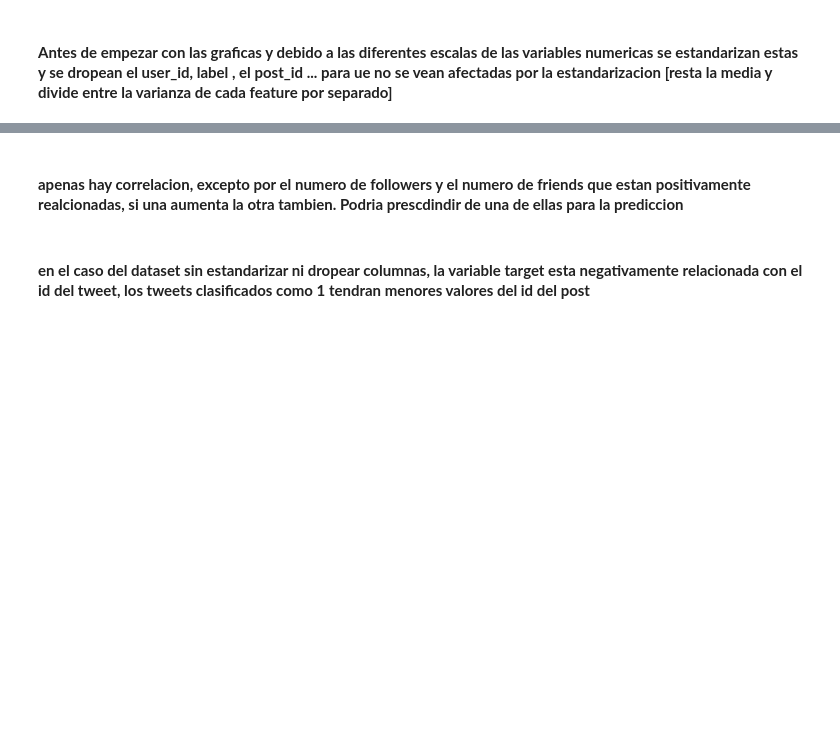
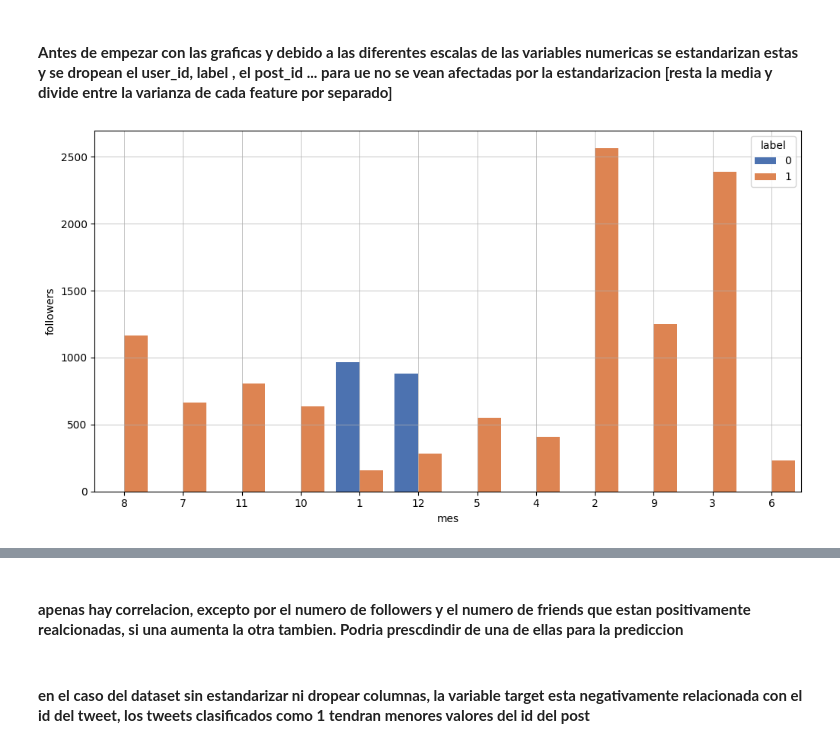
Before and after one commit to kokeitor/Twitter-Mental-Health-Classification, a Jupyter notebook: tw_classification_kaggle_def.ipynb, the cells around one changed output, grey strips where cells are left out. Saved outputs shown, nothing was run; the diff lists cells and outputs as text; code cells hidden in the pictures; blank space fills up the shorter version.

```diff
--- a/tw_classification_kaggle_def.ipynb
+++ b/tw_classification_kaggle_def.ipynb
@@ -192,9 +194,9 @@ def extract_date_components(date_string):
     format_string = "%a %b %d %H:%M:%S %z %Y"
     dt = datetime.strptime(date_string, format_string)
     return pd.Series({
-        'dia': dt.day,
-        'mes': dt.month,
-        'año': dt.year,
+        'dia': str(dt.day),
+        'mes': str(dt.month),
+        'año': str(dt.year),
         'h': dt.hour,
         'min': dt.minute,
         'seg': dt.second,
@@ -272,16 +293,18 @@ tw_eda.plot_bar(
 # %%
 # Diagramas de barras combinados
 tw_eda.plot_combined_bar(
                                 layout = 'constrained',
                                 fig_x_size = 10,
                                 fig_cols = 1,
                                 value_feature =  'followers',
-                                target_feature = 'nombre_mes',
+                                target_feature = 'mes',
                                 max_categories = 10,
                                 divide_feature = "label",
                                 errorbar = None,
                                 estimator = np.mean, # Estimator puede ser un callable (es decir funcion) np.mean, np.sum o 'sum', ... funciones de numpy que se apliquen a un vector
                                                     # np.mean te hace la media de todo el vestor y te la plotea en el eje y
                                                     # np.sum te suma todo el vector y te lo plotea en el eje y
                                 color = 0,
                                 )
+# %% [output]
+[figure, added]
```
Also changed, not shown: parts of 30 cells of this notebook.
